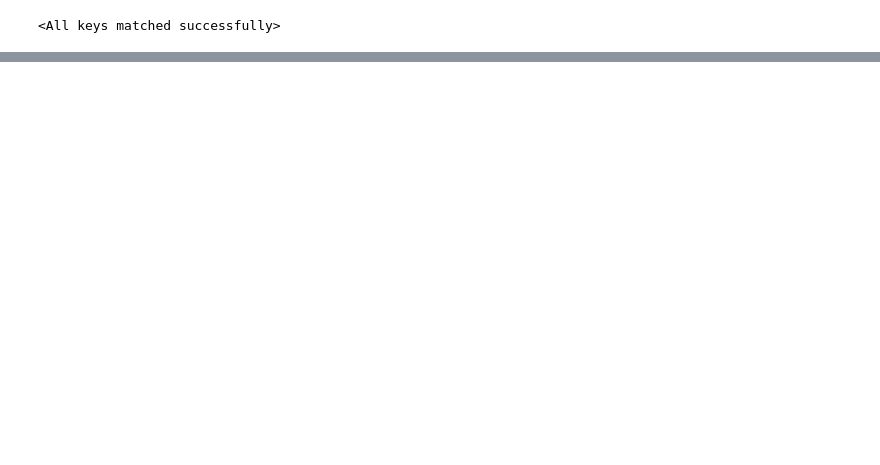
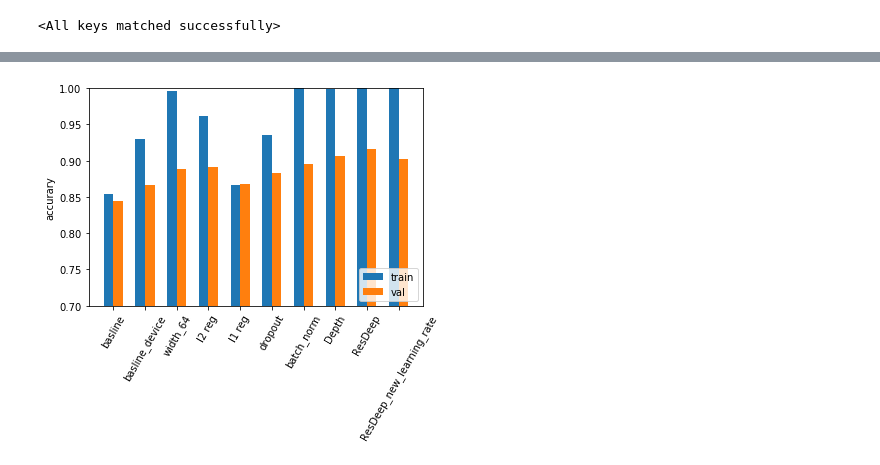
Before and after one commit to emilearthur/code4all, a Jupyter notebook: DL_Pytorch/chap_8.ipynb, the cells around one changed output, grey strips where cells are left out. Cells and saved outputs as stored; diff of their text form; code cells hidden in the pictures; blank space fills up the shorter version.

```diff
--- a/DL_Pytorch/chap_8.ipynb
+++ b/DL_Pytorch/chap_8.ipynb
@@ -802,0 +864,15 @@ all_acc_dict["ResDeep_new_learning_rate"] = validate(model=model, train_loader=t
+# %%
+train_data =  [v["train"] for k, v in all_acc_dict.items()]
+val_data =  [v["val"] for k, v in all_acc_dict.items()]
+
+width = 0.3
+plt.bar(np.arange(len(train_data)), train_data, width=width, label="train")
+plt.bar(np.arange(len(val_data))+width, val_data, width=width, label="val")
+plt.xticks(np.arange(len(val_data)) + width/2, list(all_acc_dict.keys()), rotation=60)
+plt.ylabel("accurary")
+plt.legend(loc="lower right")
+plt.ylim(0.7, 1)
+plt.savefig("accuracy_comparison.png", bbox_inches="tight")
+plt.show()
+# %% [output]
+[figure, added]
```
Also changed, not shown: parts of 17 cells of this notebook, 1 other file.
